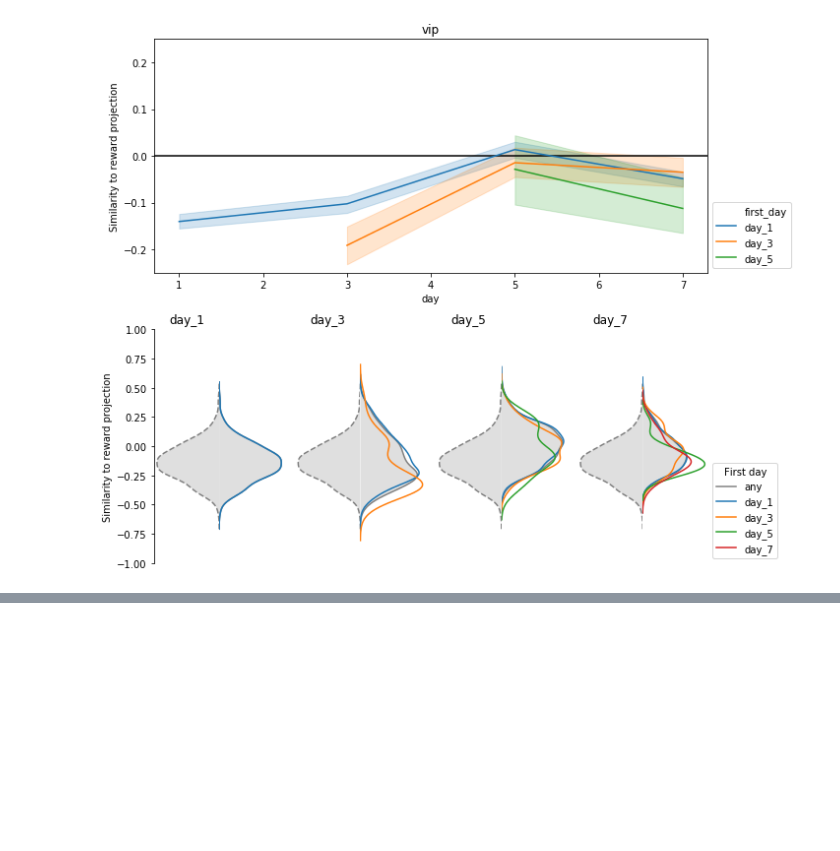
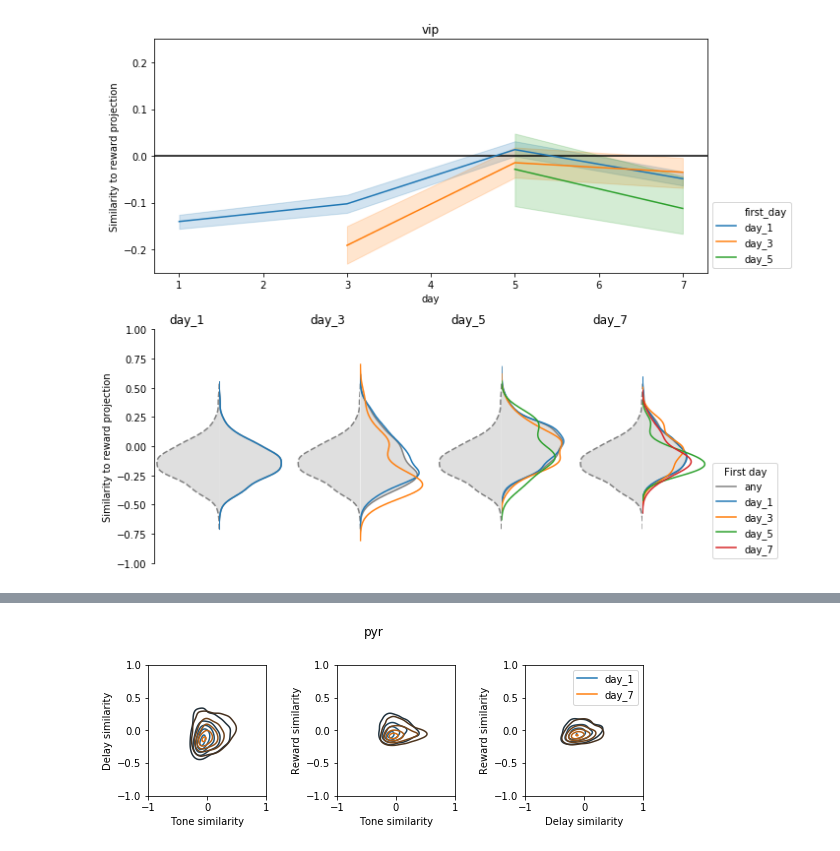
Before and after one commit to nauralcodinglab/interneuron-reward, a Jupyter notebook: notebooks/evolving_trial_structure_projections.ipynb, the cells around one changed output, grey strips where cells are left out. Drawn from its saved outputs; the diff is of its cells as text; code cells hidden in the pictures; blank space fills up the shorter version.

```diff
--- a/notebooks/evolving_trial_structure_projections.ipynb
+++ b/notebooks/evolving_trial_structure_projections.ipynb
@@ -293,0 +387,80 @@ for celltype in cond.CellType:
+# %%
+def mask(cell_type, first_day, day):
+    mask = (
+        (grand_fluo.get_meta_attr('cell_type') == cell_type)
+        & (grand_fluo.get_meta_attr('first_day').apply(hash) == first_day)
+        & (grand_fluo.get_meta_attr('day').apply(hash) == day)
+    )
+    return mask
+
+days_to_plot = {
+    'left': min(cond.DAYS),
+    'right': max(cond.DAYS)
+}
+task_components = ('tone', 'delay')
+gridsize=(7)
+for cell_type in cond.CellType:
+    plt.figure(figsize=(8, 3))
+    plt.suptitle(str(cell_type))
+
+    plt.subplot(131)
+    plt.ylim(-1, 1)
+    plt.xlim(-1, 1)
+    sns.kdeplot(
+        ideal_projection_similarities['tone'][mask(cell_type, min(cond.DAYS), days_to_plot['left'])],
+        ideal_projection_similarities['delay'][mask(cell_type, min(cond.DAYS), days_to_plot['left'])],
+        n_levels=5,
+        label=str(days_to_plot['left'])
+    )
+    sns.kdeplot(
+        ideal_projection_similarities['tone'][mask(cell_type, min(cond.DAYS), days_to_plot['right'])],
+        ideal_projection_similarities['delay'][mask(cell_type, min(cond.DAYS), days_to_plot['right'])],
+        n_levels=5,
+        label=str(days_to_plot['right'])
+    )
+    plt.xlabel('Tone similarity')
+    plt.ylabel('Delay similarity')
+
+    plt.subplot(132)
+    plt.ylim(-1, 1)
+    plt.xlim(-1, 1)
+    sns.kdeplot(
+        ideal_projection_similarities['tone'][mask(cell_type, min(cond.DAYS), days_to_plot['left'])],
+        ideal_projection_similarities['reward'][mask(cell_type, min(cond.DAYS), days_to_plot['left'])],
+        n_levels=5,
+        label=str(days_to_plot['left'])
+    )
+    sns.kdeplot(
+        ideal_projection_similarities['tone'][mask(cell_type, min(cond.DAYS), days_to_plot['right'])],
+        ideal_projection_similarities['reward'][mask(cell_type, min(cond.DAYS), days_to_plot['right'])],
+        n_levels=5,
+        label=str(days_to_plot['right'])
+    )
+    plt.xlabel('Tone similarity')
+    plt.ylabel('Reward similarity')
+
+    plt.subplot(133)
+    plt.ylim(-1, 1)
+    plt.xlim(-1, 1)
+    sns.kdeplot(
+        ideal_projection_similarities['delay'][mask(cell_type, min(cond.DAYS), days_to_plot['left'])],
+        ideal_projection_similarities['reward'][mask(cell_type, min(cond.DAYS), days_to_plot['left'])],
+        n_levels=5,
+        label=str(days_to_plot['left'])
+    )
+    sns.kdeplot(
+        ideal_projection_similarities['delay'][mask(cell_type, min(cond.DAYS), days_to_plot['right'])],
+        ideal_projection_similarities['reward'][mask(cell_type, min(cond.DAYS), days_to_plot['right'])],
+        n_levels=5,
+        label=str(days_to_plot['right'])
+    )
+    plt.xlabel('Delay similarity')
+    plt.ylabel('Reward similarity')
+    plt.legend()
+
+    plt.tight_layout()
+    plt.subplots_adjust(top=0.8)
+
+    plt.savefig('../img/joint_response_patterns/{}.png'.format(cell_type), dpi=290)
+# %% [output]
+[figure, added]
```
Also changed, not shown: parts of 8 cells of this notebook.
